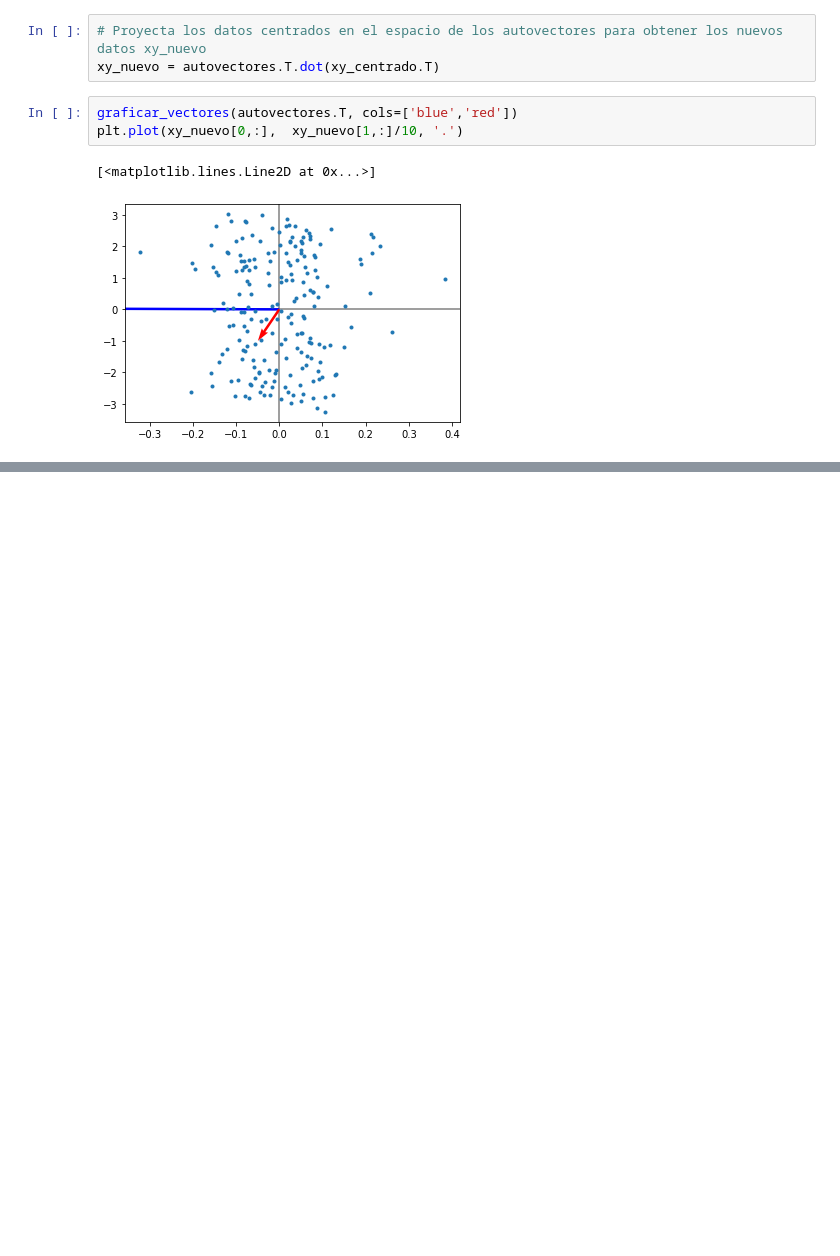
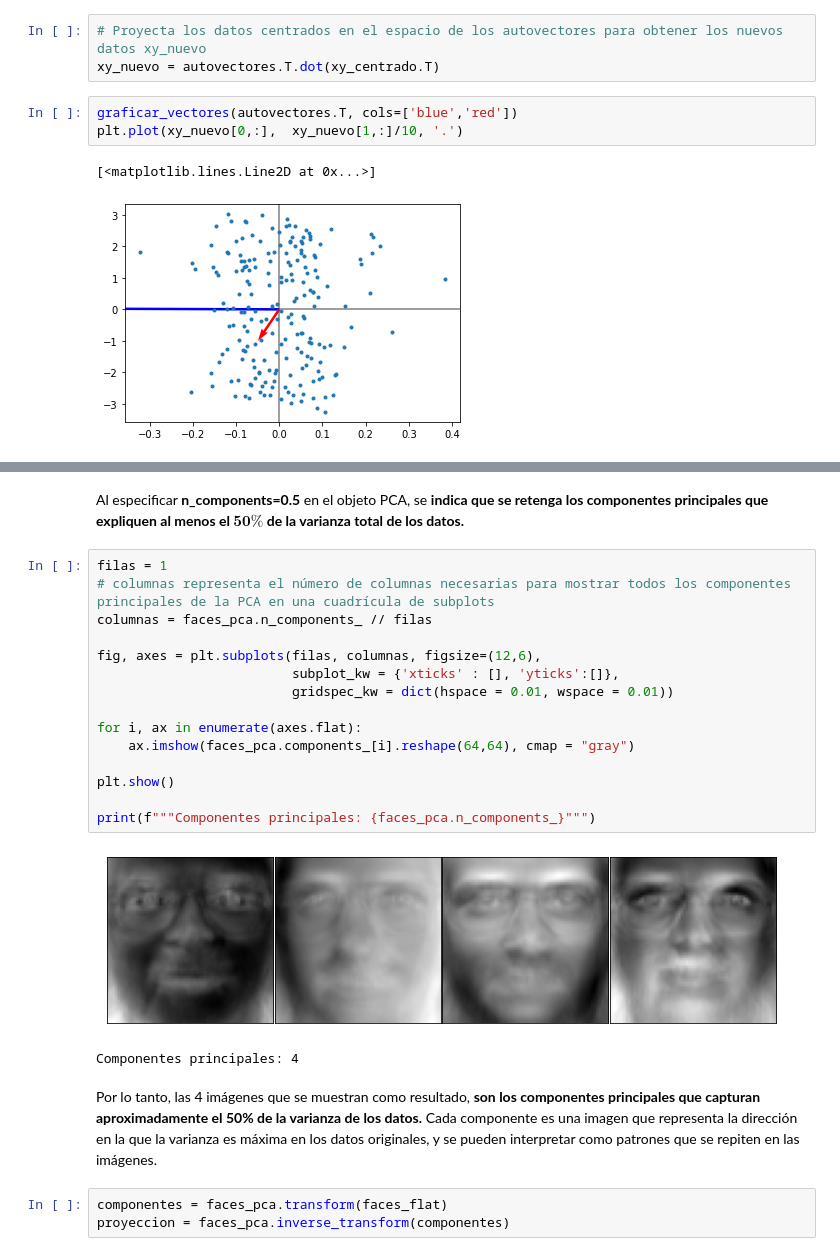
Before and after one commit to mazzaroli/algebra_lineal_para_MachineLearning, a Jupyter notebook: notas.ipynb, the cells around one changed output, grey strips where cells are left out. Drawn from its saved outputs; the diff is of its cells as text; blank space fills up the shorter version.

```diff
--- a/notas.ipynb
+++ b/notas.ipynb
@@ -1378,0 +1433,25 @@ plt.plot(xy_nuevo[0,:],  xy_nuevo[1,:]/10, '.')
+# %% [markdown]
+Al especificar **n_components=0.5** en el objeto PCA, se **indica que se retenga los componentes principales que expliquen al menos el $\textbf{50\%}$ de la varianza total de los datos.**
+# %%
+filas = 1
+# columnas representa el número de columnas necesarias para mostrar todos los componentes principales de la PCA en una cuadrícula de subplots
+columnas = faces_pca.n_components_ // filas
+
+fig, axes = plt.subplots(filas, columnas, figsize=(12,6),
+                         subplot_kw = {'xticks' : [], 'yticks':[]},
+                         gridspec_kw = dict(hspace = 0.01, wspace = 0.01))
+
+for i, ax in enumerate(axes.flat):
+    ax.imshow(faces_pca.components_[i].reshape(64,64), cmap = "gray")
+
+plt.show()
+
+print(f"""Componentes principales: {faces_pca.n_components_}""")
+# %% [output]
+[figure, added]
+Componentes principales: 4
+# %% [markdown]
+Por lo tanto, las 4 imágenes que se muestran como resultado, **son los componentes principales que capturan aproximadamente el 50% de la varianza de los datos.** Cada componente es una imagen que representa la dirección en la que la varianza es máxima en los datos originales, y se pueden interpretar como patrones que se repiten en las imágenes.
+# %%
+componentes = faces_pca.transform(faces_flat)
+proyeccion = faces_pca.inverse_transform(componentes)
```
Also changed, not shown: parts of 19 cells of this notebook.
